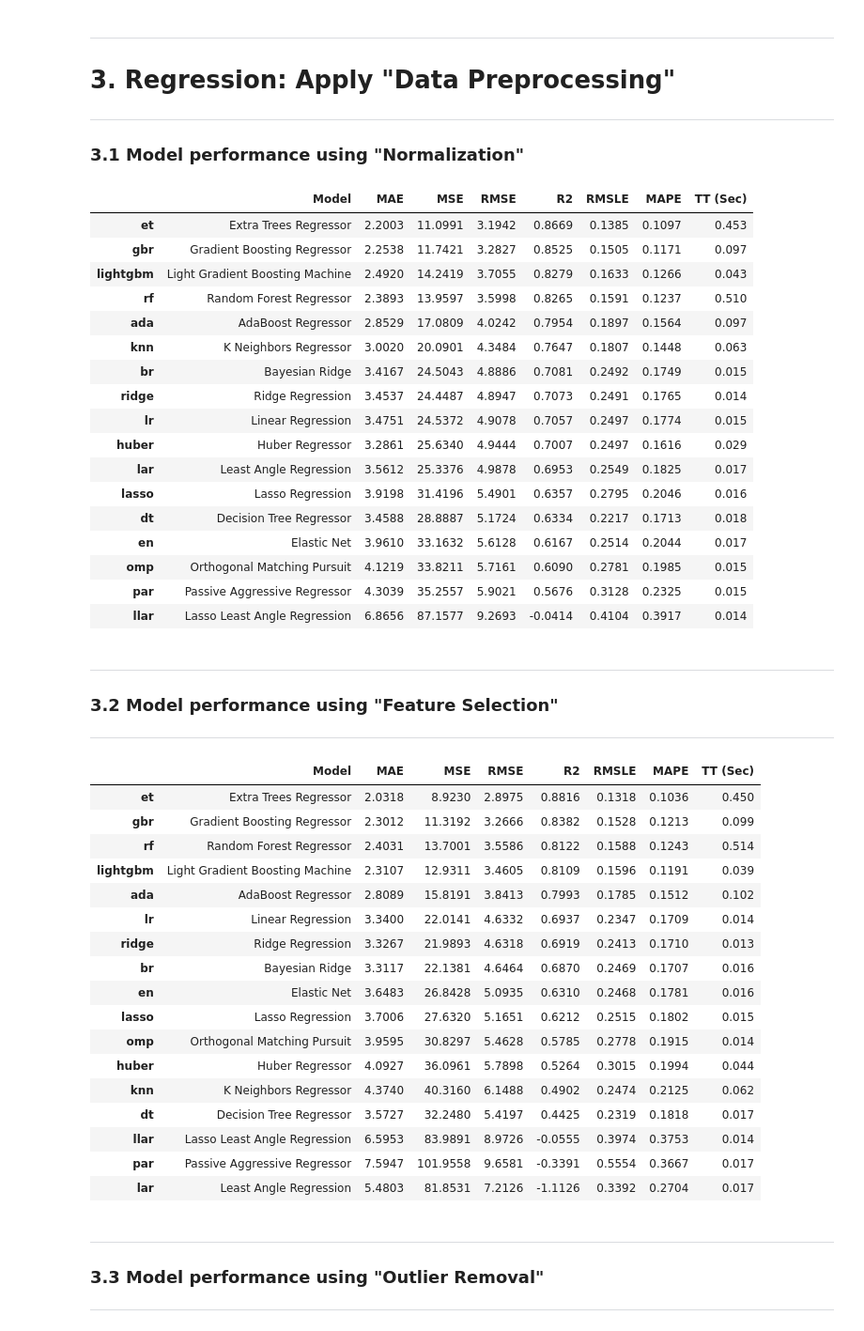
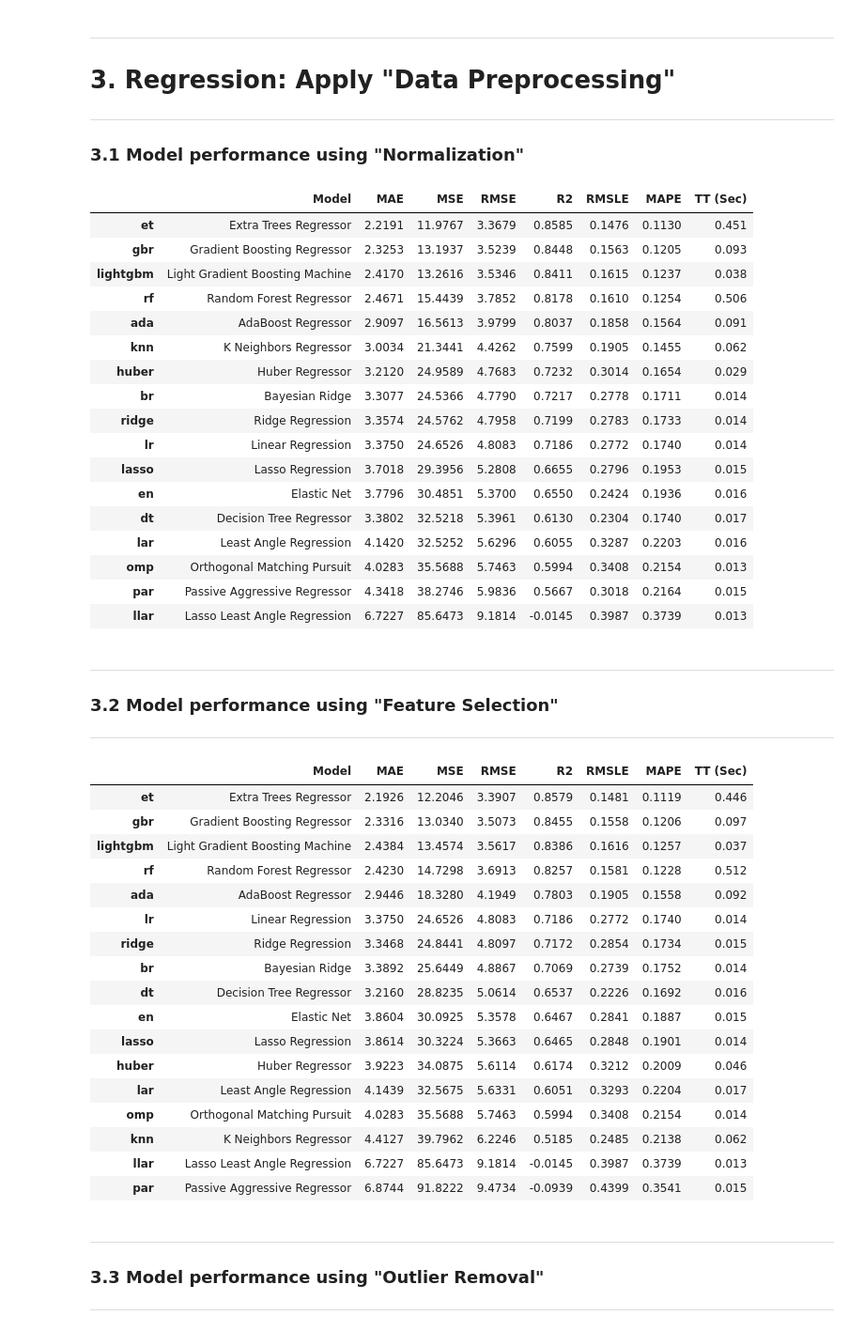
Before and after one commit to psrana/Machine-Learning-using-PyCaret, a Jupyter notebook: 01_PyCaret_for_Regression_with_Results.ipynb, the cells around one changed output. Shown at 94% size. Cells and saved outputs as stored; diff of their text form; code cells hidden in the pictures.

```diff
--- a/01_PyCaret_for_Regression_with_Results.ipynb
+++ b/01_PyCaret_for_Regression_with_Results.ipynb
@@ -76,6 +76,7 @@ dataSets = get_data('index')
 ---
 # %%
 bostonDataSet = get_data("boston")    # SN is 46
+bostonDataSet = bostonDataSet.sample(frac=1)   # Shuffle the dataset
 
 # Boston is regression dataset.
 # The values in "medv" columns are continuous values
@@ -248,57 +249,57 @@ import pandas as pd
 
 ### **3.1 Model performance using "Normalization"**
 # %%
-s = setup(data = bostonDataSet, target = 'medv', normalize = True, normalize_method = 'zscore', silent=True)
+s = setup(data = bostonDataSet, target = 'medv', normalize = True, normalize_method = 'zscore', train_size = 0.7, data_split_shuffle = False, silent=True)
 cm = compare_models()
 
 #normalize_method = {zscore, minmax, maxabs, robust}
 # %% [output]
 |  | Model | MAE | MSE | RMSE | R2 | RMSLE | MAPE | TT (Sec) |
-| et | Extra Trees Regressor | 2.2003 | 11.0991 | 3.1942 | 0.8669 | 0.1385 | 0.1097 | 0.453 |
-| gbr | Gradient Boosting Regressor | 2.2538 | 11.7421 | 3.2827 | 0.8525 | 0.1505 | 0.1171 | 0.097 |
-| lightgbm | Light Gradient Boosting Machine | 2.4920 | 14.2419 | 3.7055 | 0.8279 | 0.1633 | 0.1266 | 0.043 |
-| rf | Random Forest Regressor | 2.3893 | 13.9597 | 3.5998 | 0.8265 | 0.1591 | 0.1237 | 0.510 |
-| ada | AdaBoost Regressor | 2.8529 | 17.0809 | 4.0242 | 0.7954 | 0.1897 | 0.1564 | 0.097 |
-| knn | K Neighbors Regressor | 3.0020 | 20.0901 | 4.3484 | 0.7647 | 0.1807 | 0.1448 | 0.063 |
-| br | Bayesian Ridge | 3.4167 | 24.5043 | 4.8886 | 0.7081 | 0.2492 | 0.1749 | 0.015 |
-| ridge | Ridge Regression | 3.4537 | 24.4487 | 4.8947 | 0.7073 | 0.2491 | 0.1765 | 0.014 |
-| lr | Linear Regression | 3.4751 | 24.5372 | 4.9078 | 0.7057 | 0.2497 | 0.1774 | 0.015 |
-| huber | Huber Regressor | 3.2861 | 25.6340 | 4.9444 | 0.7007 | 0.2497 | 0.1616 | 0.029 |
-| lar | Least Angle Regression | 3.5612 | 25.3376 | 4.9878 | 0.6953 | 0.2549 | 0.1825 | 0.017 |
-| lasso | Lasso Regression | 3.9198 | 31.4196 | 5.4901 | 0.6357 | 0.2795 | 0.2046 | 0.016 |
-| dt | Decision Tree Regressor | 3.4588 | 28.8887 | 5.1724 | 0.6334 | 0.2217 | 0.1713 | 0.018 |
-| en | Elastic Net | 3.9610 | 33.1632 | 5.6128 | 0.6167 | 0.2514 | 0.2044 | 0.017 |
-| omp | Orthogonal Matching Pursuit | 4.1219 | 33.8211 | 5.7161 | 0.6090 | 0.2781 | 0.1985 | 0.015 |
-| par | Passive Aggressive Regressor | 4.3039 | 35.2557 | 5.9021 | 0.5676 | 0.3128 | 0.2325 | 0.015 |
-| llar | Lasso Least Angle Regression | 6.8656 | 87.1577 | 9.2693 | -0.0414 | 0.4104 | 0.3917 | 0.014 |
+| et | Extra Trees Regressor | 2.2191 | 11.9767 | 3.3679 | 0.8585 | 0.1476 | 0.1130 | 0.451 |
+| gbr | Gradient Boosting Regressor | 2.3253 | 13.1937 | 3.5239 | 0.8448 | 0.1563 | 0.1205 | 0.093 |
+| lightgbm | Light Gradient Boosting Machine | 2.4170 | 13.2616 | 3.5346 | 0.8411 | 0.1615 | 0.1237 | 0.038 |
+| rf | Random Forest Regressor | 2.4671 | 15.4439 | 3.7852 | 0.8178 | 0.1610 | 0.1254 | 0.506 |
+| ada | AdaBoost Regressor | 2.9097 | 16.5613 | 3.9799 | 0.8037 | 0.1858 | 0.1564 | 0.091 |
+| knn | K Neighbors Regressor | 3.0034 | 21.3441 | 4.4262 | 0.7599 | 0.1905 | 0.1455 | 0.062 |
+| huber | Huber Regressor | 3.2120 | 24.9589 | 4.7683 | 0.7232 | 0.3014 | 0.1654 | 0.029 |
+| br | Bayesian Ridge | 3.3077 | 24.5366 | 4.7790 | 0.7217 | 0.2778 | 0.1711 | 0.014 |
+| ridge | Ridge Regression | 3.3574 | 24.5762 | 4.7958 | 0.7199 | 0.2783 | 0.1733 | 0.014 |
+| lr | Linear Regression | 3.3750 | 24.6526 | 4.8083 | 0.7186 | 0.2772 | 0.1740 | 0.014 |
+| lasso | Lasso Regression | 3.7018 | 29.3956 | 5.2808 | 0.6655 | 0.2796 | 0.1953 | 0.015 |
+| en | Elastic Net | 3.7796 | 30.4851 | 5.3700 | 0.6550 | 0.2424 | 0.1936 | 0.016 |
+| dt | Decision Tree Regressor | 3.3802 | 32.5218 | 5.3961 | 0.6130 | 0.2304 | 0.1740 | 0.017 |
+| lar | Least Angle Regression | 4.1420 | 32.5252 | 5.6296 | 0.6055 | 0.3287 | 0.2203 | 0.016 |
+| omp | Orthogonal Matching Pursuit | 4.0283 | 35.5688 | 5.7463 | 0.5994 | 0.3408 | 0.2154 | 0.013 |
+| par | Passive Aggressive Regressor | 4.3418 | 38.2746 | 5.9836 | 0.5667 | 0.3018 | 0.2164 | 0.015 |
+| llar | Lasso Least Angle Regression | 6.7227 | 85.6473 | 9.1814 | -0.0145 | 0.3987 | 0.3739 | 0.013 |
 # %% [markdown]
 ---
 ### **3.2 Model performance using "Feature Selection"**
 ---
 # %%
-s = setup(data = bostonDataSet, target = 'medv', feature_selection = True, feature_selection_method = 'classic', feature_selection_threshold = 0.8, silent=True)
+s = setup(data = bostonDataSet, target = 'medv', feature_selection = True, feature_selection_method = 'classic', feature_selection_threshold = 0.8, train_size = 0.7, data_split_shuffle = False, silent=True)
 cm = compare_models()
 
 #feature_selection_method = {classic, boruta}
 # %% [output]
 |  | Model | MAE | MSE | RMSE | R2 | RMSLE | MAPE | TT (Sec) |
-| et | Extra Trees Regressor | 2.0318 | 8.9230 | 2.8975 | 0.8816 | 0.1318 | 0.1036 | 0.450 |
-| gbr | Gradient Boosting Regressor | 2.3012 | 11.3192 | 3.2666 | 0.8382 | 0.1528 | 0.1213 | 0.099 |
-| rf | Random Forest Regressor | 2.4031 | 13.7001 | 3.5586 | 0.8122 | 0.1588 | 0.1243 | 0.514 |
-| lightgbm | Light Gradient Boosting Machine | 2.3107 | 12.9311 | 3.4605 | 0.8109 | 0.1596 | 0.1191 | 0.039 |
-| ada | AdaBoost Regressor | 2.8089 | 15.8191 | 3.8413 | 0.7993 | 0.1785 | 0.1512 | 0.102 |
-| lr | Linear Regression | 3.3400 | 22.0141 | 4.6332 | 0.6937 | 0.2347 | 0.1709 | 0.014 |
-| ridge | Ridge Regression | 3.3267 | 21.9893 | 4.6318 | 0.6919 | 0.2413 | 0.1710 | 0.013 |
-| br | Bayesian Ridge | 3.3117 | 22.1381 | 4.6464 | 0.6870 | 0.2469 | 0.1707 | 0.016 |
-| en | Elastic Net | 3.6483 | 26.8428 | 5.0935 | 0.6310 | 0.2468 | 0.1781 | 0.016 |
-| lasso | Lasso Regression | 3.7006 | 27.6320 | 5.1651 | 0.6212 | 0.2515 | 0.1802 | 0.015 |
-| omp | Orthogonal Matching Pursuit | 3.9595 | 30.8297 | 5.4628 | 0.5785 | 0.2778 | 0.1915 | 0.014 |
-| huber | Huber Regressor | 4.0927 | 36.0961 | 5.7898 | 0.5264 | 0.3015 | 0.1994 | 0.044 |
-| knn | K Neighbors Regressor | 4.3740 | 40.3160 | 6.1488 | 0.4902 | 0.2474 | 0.2125 | 0.062 |
-| dt | Decision Tree Regressor | 3.5727 | 32.2480 | 5.4197 | 0.4425 | 0.2319 | 0.1818 | 0.017 |
-| llar | Lasso Least Angle Regression | 6.5953 | 83.9891 | 8.9726 | -0.0555 | 0.3974 | 0.3753 | 0.014 |
-| par | Passive Aggressive Regressor | 7.5947 | 101.9558 | 9.6581 | -0.3391 | 0.5554 | 0.3667 | 0.017 |
-| lar | Least Angle Regression | 5.4803 | 81.8531 | 7.2126 | -1.1126 | 0.3392 | 0.2704 | 0.017 |
+| et | Extra Trees Regressor | 2.1926 | 12.2046 | 3.3907 | 0.8579 | 0.1481 | 0.1119 | 0.446 |
+| gbr | Gradient Boosting Regressor | 2.3316 | 13.0340 | 3.5073 | 0.8455 | 0.1558 | 0.1206 | 0.097 |
+| lightgbm | Light Gradient Boosting Machine | 2.4384 | 13.4574 | 3.5617 | 0.8386 | 0.1616 | 0.1257 | 0.037 |
+| rf | Random Forest Regressor | 2.4230 | 14.7298 | 3.6913 | 0.8257 | 0.1581 | 0.1228 | 0.512 |
+| ada | AdaBoost Regressor | 2.9446 | 18.3280 | 4.1949 | 0.7803 | 0.1905 | 0.1558 | 0.092 |
+| lr | Linear Regression | 3.3750 | 24.6526 | 4.8083 | 0.7186 | 0.2772 | 0.1740 | 0.014 |
+| ridge | Ridge Regression | 3.3468 | 24.8441 | 4.8097 | 0.7172 | 0.2854 | 0.1734 | 0.015 |
+| br | Bayesian Ridge | 3.3892 | 25.6449 | 4.8867 | 0.7069 | 0.2739 | 0.1752 | 0.014 |
+| dt | Decision Tree Regressor | 3.2160 | 28.8235 | 5.0614 | 0.6537 | 0.2226 | 0.1692 | 0.016 |
+| en | Elastic Net | 3.8604 | 30.0925 | 5.3578 | 0.6467 | 0.2841 | 0.1887 | 0.015 |
+| lasso | Lasso Regression | 3.8614 | 30.3224 | 5.3663 | 0.6465 | 0.2848 | 0.1901 | 0.014 |
+| huber | Huber Regressor | 3.9223 | 34.0875 | 5.6114 | 0.6174 | 0.3212 | 0.2009 | 0.046 |
+| lar | Least Angle Regression | 4.1439 | 32.5675 | 5.6331 | 0.6051 | 0.3293 | 0.2204 | 0.017 |
+| omp | Orthogonal Matching Pursuit | 4.0283 | 35.5688 | 5.7463 | 0.5994 | 0.3408 | 0.2154 | 0.014 |
+| knn | K Neighbors Regressor | 4.4127 | 39.7962 | 6.2246 | 0.5185 | 0.2485 | 0.2138 | 0.062 |
+| llar | Lasso Least Angle Regression | 6.7227 | 85.6473 | 9.1814 | -0.0145 | 0.3987 | 0.3739 | 0.013 |
+| par | Passive Aggressive Regressor | 6.8744 | 91.8222 | 9.4734 | -0.0939 | 0.4399 | 0.3541 | 0.015 |
 # %% [markdown]
 ---
 ### **3.3 Model performance using "Outlier Removal"**
```
Also changed, not shown: parts of 25 cells of this notebook.
